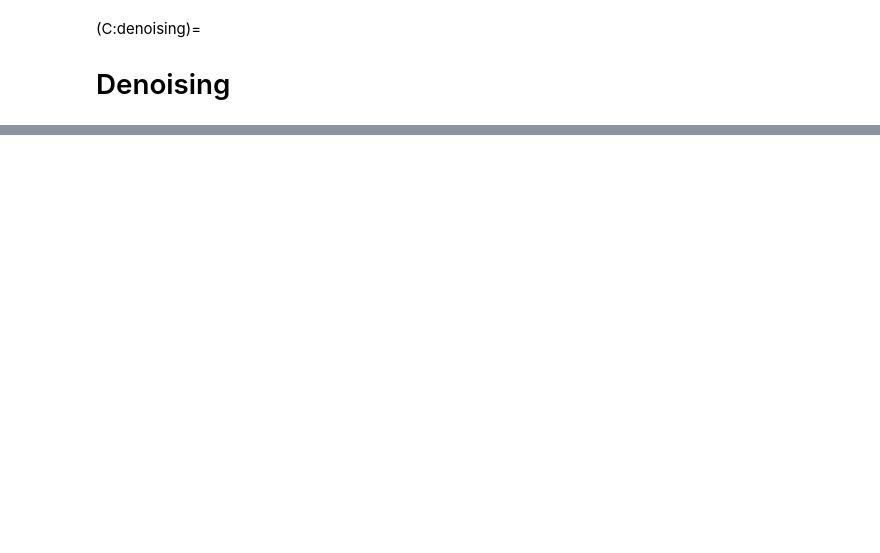
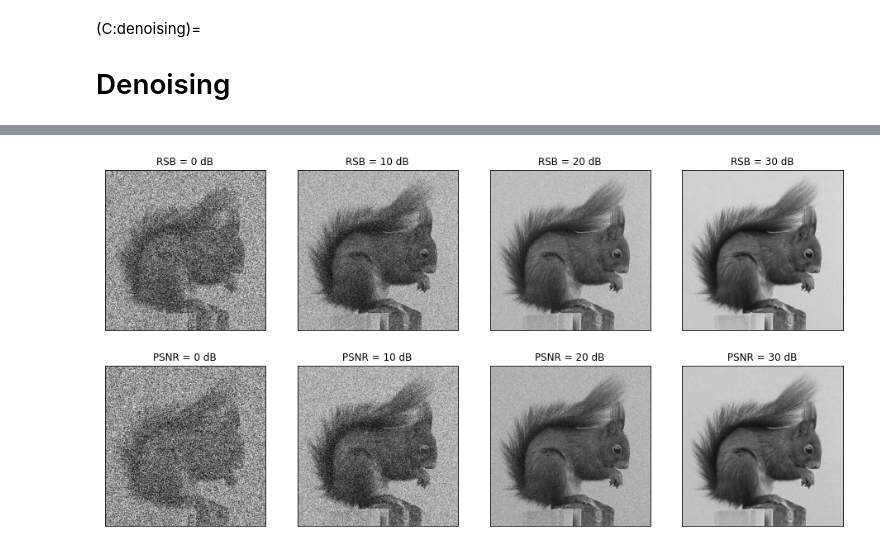
Before and after one commit to vincmazet/ftip, a Jupyter notebook: _sources/denoising.ipynb, the cells around one changed output, grey strips where cells are left out. Cells and saved outputs as stored; diff of their text form; code cells hidden in the pictures; blank space fills up the shorter version.

```diff
--- a/_sources/denoising.ipynb
+++ b/_sources/denoising.ipynb
@@ -5,0 +205,45 @@
+# %%
+# La même image à différents niveaux de bruit
+
+# Charge l'image, la convertit entre -1 et 1
+x = io.imread("figs/squirrel.png")
+x = ski.img_as_float(x)
+# x = x - np.mean(x)
+
+# Puissance et dynamique de l'image
+(M, N) = x.shape
+Px = np.linalg.norm(x)**2/(M*N)
+dx = x.max() - x.min()
+
+# Valeurs des RSB et PSNR
+n = [0, 10, 20, 30]
+
+# Tableaux
+imgs = []
+tit = []
+
+# RSB
+for i in range(4):
+    v = Px * 10**(-n[i]/10)
+    y = random_noise(x, mode="gaussian", mean=0, var=v)
+    imgs.append(y)
+    tit.append(f"RSB = {n[i]} dB")
+
+# PSNR
+for i in range(4):
+    v = dx**2 * 10**(-n[i]/10)
+    y = random_noise(x, mode="gaussian", mean=0, var=v)
+    imgs.append(y)
+    tit.append(f"PSNR = {n[i]} dB")
+
+# Affichage
+fig, ax = plt.subplots(2,4,figsize=(16,8))
+ax = ax.flatten()
+for i in range(8):
+    ax[i].imshow(imgs[i], cmap="gray")
+    ax[i].set_xticks([])
+    ax[i].set_yticks([])
+    ax[i].set_title(tit[i])
+
+glue("G:denoising:snr-psnr", fig, display=False)
+# %% [output]
@@ -5,0 +251 @@
+[figure, added]
```
Also changed, not shown: parts of 11 cells of this notebook, 56 other files.
